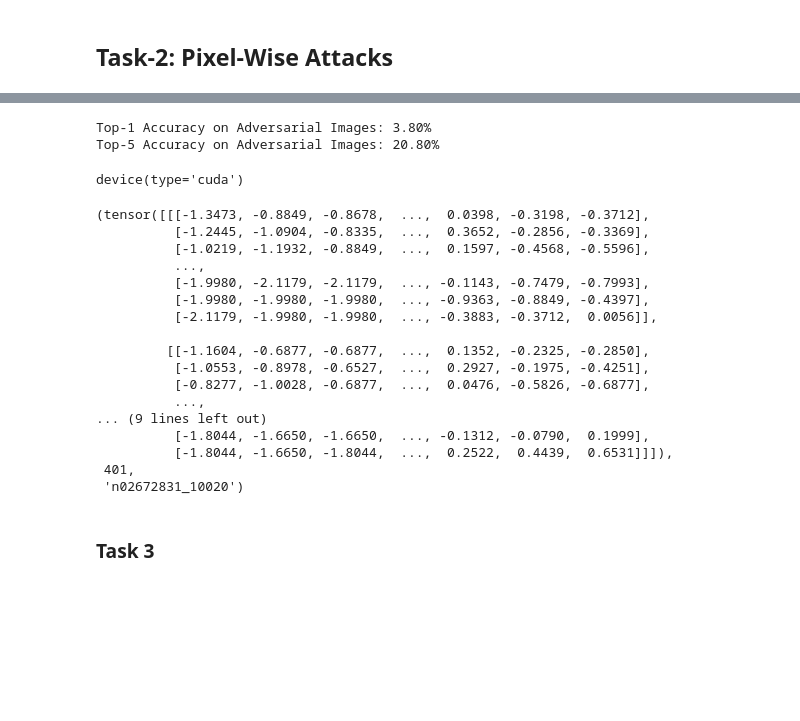
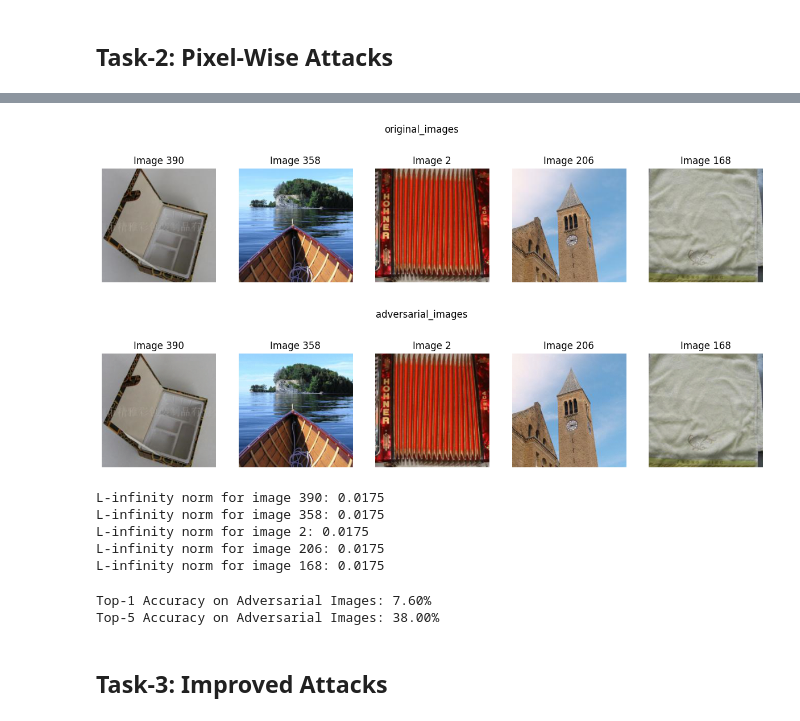
Before and after one commit to HarshaMupparaju/jail-breaking-deep-models, a Jupyter notebook: notebook.ipynb, the cells around one changed output, grey strips where cells are left out. Drawn from its saved outputs; the diff is of its cells as text; code cells hidden in the pictures; blank space fills up the shorter version.

Commit message:
Task 3 done

```diff
--- a/notebook.ipynb
+++ b/notebook.ipynb
@@ -268,39 +233,41 @@ RuntimeError: Expected all tensors to be on the same device, but found at least
+# %%
+fsgm_images_filepath = sorted_images(fgsm_image_path, ".PNG")
+dataset_images_filepath = sorted_images(dataset_path, ".JPEG")
+
+num_images = 5
+random_indices = np.random.choice(len(dataset_images_filepath), num_images, replace=False)
+# %%
+# Visualize original images
+visualize_images(dataset_images_filepath,'original_images', random_indices)
+
+# Visualize adversarial images
+visualize_images(fsgm_images_filepath, 'adversarial_images', random_indices)
+
+
+# Check L-infinity norm for random images
+check_l_inf_norm(original_image_paths, adversarial_image_paths, random_indices)
+# %% [output]
+[figure, added]
+[figure, added]
+L-infinity norm for image 390: 0.0175
+L-infinity norm for image 358: 0.0175
+L-infinity norm for image 2: 0.0175
+L-infinity norm for image 206: 0.0175
+L-infinity norm for image 168: 0.0175
 # %%
-adversarial_image_dataset = ImageFolderWithPaths(root=fgsm_image_path, transform=plain_transforms)
-update_labels(adversarial_image_dataset)
-adversarial_dataloader = DataLoader(adversarial_image_dataset, batch_size=32, shuffle=False, num_workers=0)
+def get_top1_top5_accuracy(model, image_path, transforms, device):
+    adversarial_image_dataset = ImageFolderWithPaths(root=image_path, transform=transforms)
+    update_labels(adversarial_image_dataset)
+    adversarial_dataloader = DataLoader(adversarial_image_dataset, batch_size=32, shuffle=False, num_workers=0)
+    top1_accuracy, top5_accuracy = eval_model(model, adversarial_dataloader, device)
+    return top1_accuracy, top5_accuracy
 
-# Evaluate the model on adversarial images
+top1_accuracy_fgsm, top5_accuracy_fgsm = get_top1_top5_accuracy(pretrained_model, fgsm_image_path, plain_transforms, device)
 
-top1_accuracy_fgsm, top5_accuracy_fgsm = eval_model(pretrained_model, adversarial_dataloader, device)
 print(f"Top-1 Accuracy on Adversarial Images: {top1_accuracy_fgsm * 100:.2f}%")
 print(f"Top-5 Accuracy on Adversarial Images: {top5_accuracy_fgsm * 100:.2f}%")
 # %% [output]
-Top-1 Accuracy on Adversarial Images: 3.80%
-Top-5 Accuracy on Adversarial Images: 20.80%
+Top-1 Accuracy on Adversarial Images: 7.60%
+Top-5 Accuracy on Adversarial Images: 38.00%
-# %%
-device
-# %% [output]
-device(type='cuda')
-# %%
-adversarial_image_dataset[0]
-# %% [output]
-(tensor([[[-1.3473, -0.8849, -0.8678,  ...,  0.0398, -0.3198, -0.3712],
-          [-1.2445, -1.0904, -0.8335,  ...,  0.3652, -0.2856, -0.3369],
-          [-1.0219, -1.1932, -0.8849,  ...,  0.1597, -0.4568, -0.5596],
-          ...,
-          [-1.9980, -2.1179, -2.1179,  ..., -0.1143, -0.7479, -0.7993],
-          [-1.9980, -1.9980, -1.9980,  ..., -0.9363, -0.8849, -0.4397],
-          [-2.1179, -1.9980, -1.9980,  ..., -0.3883, -0.3712,  0.0056]],
-
-         [[-1.1604, -0.6877, -0.6877,  ...,  0.1352, -0.2325, -0.2850],
-          [-1.0553, -0.8978, -0.6527,  ...,  0.2927, -0.1975, -0.4251],
-          [-0.8277, -1.0028, -0.6877,  ...,  0.0476, -0.5826, -0.6877],
-          ...,
-... (9 lines left out)
-          [-1.8044, -1.6650, -1.6650,  ..., -0.1312, -0.0790,  0.1999],
-          [-1.8044, -1.6650, -1.8044,  ...,  0.2522,  0.4439,  0.6531]]]),
- 401,
- 'n02672831_10020')
 # %% [markdown]
-### Task 3
+## Task-3: Improved Attacks
```
Also changed, not shown: parts of 13 cells of this notebook.
